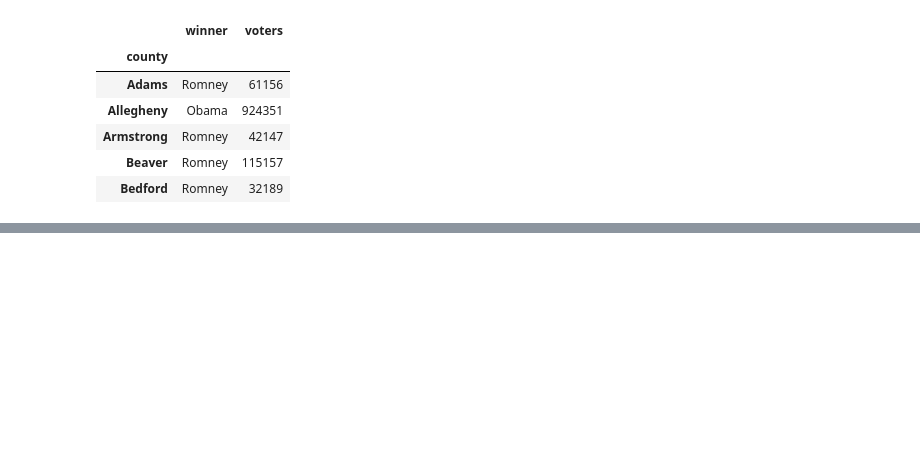
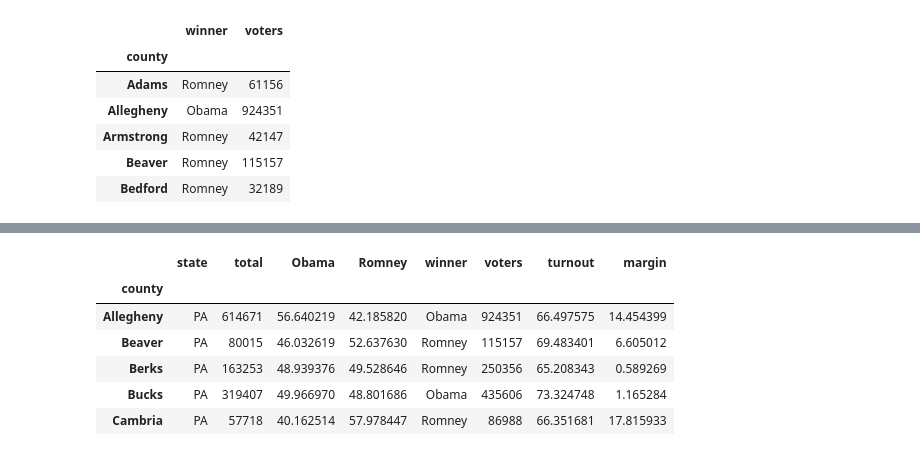
Before and after one commit to Corderodedios182/Resumenes-Python, a Jupyter notebook: Manipulating DataFrames with pandas.ipynb, the cells around one changed output, grey strips where cells are left out. Drawn from its saved outputs; the diff is of its cells as text; code cells hidden in the pictures; blank space fills up the shorter version.

```diff
--- a/Manipulating DataFrames with pandas.ipynb
+++ b/Manipulating DataFrames with pandas.ipynb
@@ -27,0 +151,12 @@ election[['winner','voters']].head()
+# %%
+#Podemos generar nuestras reglas en una lista y luego pasasela al dataframe
+Filtro = election.Obama > 40
+election[Filtro].head()
+# %% [output]
+|  | state | total | Obama | Romney | winner | voters | turnout | margin |
+| county |  |  |  |  |  |  |  |  |
+| Allegheny | PA | 614671 | 56.640219 | 42.185820 | Obama | 924351 | 66.497575 | 14.454399 |
+| Beaver | PA | 80015 | 46.032619 | 52.637630 | Romney | 115157 | 69.483401 | 6.605012 |
+| Berks | PA | 163253 | 48.939376 | 49.528646 | Romney | 250356 | 65.208343 | 0.589269 |
+| Bucks | PA | 319407 | 49.966970 | 48.801686 | Obama | 435606 | 73.324748 | 1.165284 |
+| Cambria | PA | 57718 | 40.162514 | 57.978447 | Romney | 86988 | 66.351681 | 17.815933 |
```
Also changed, not shown: parts of 30 cells of this notebook.
